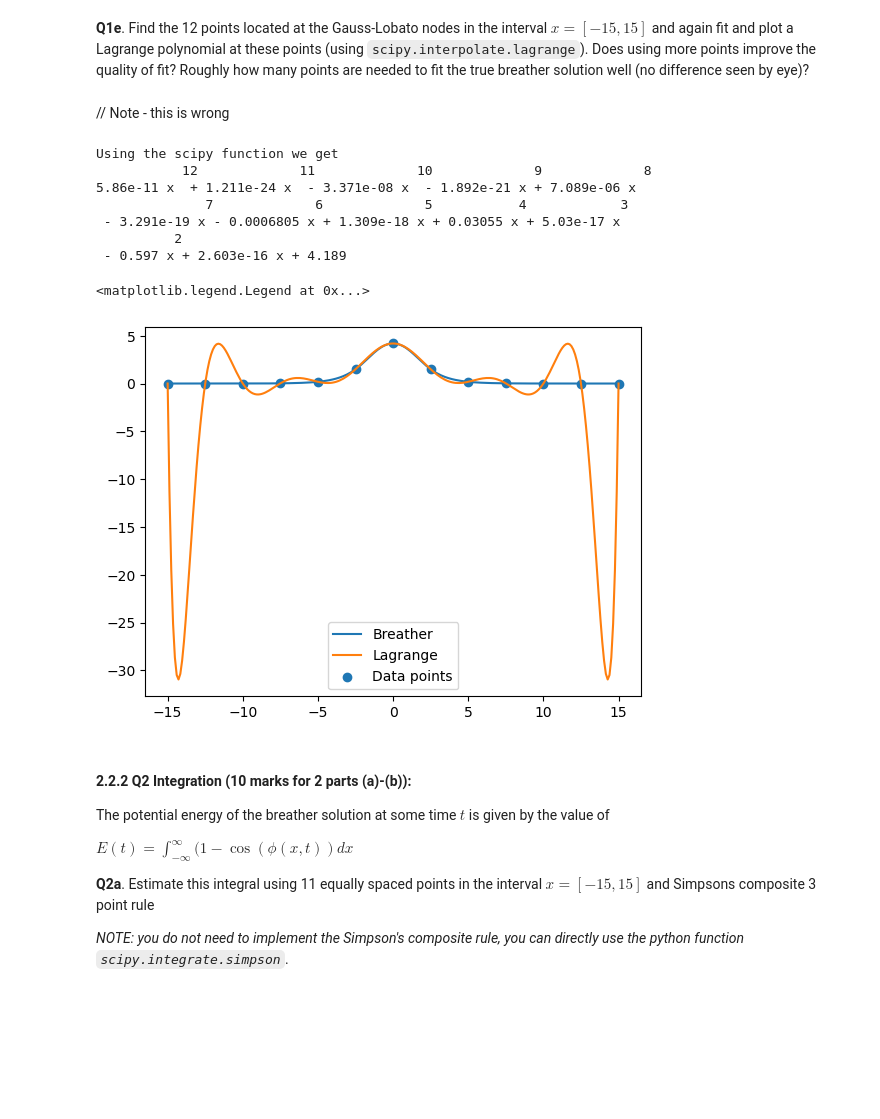
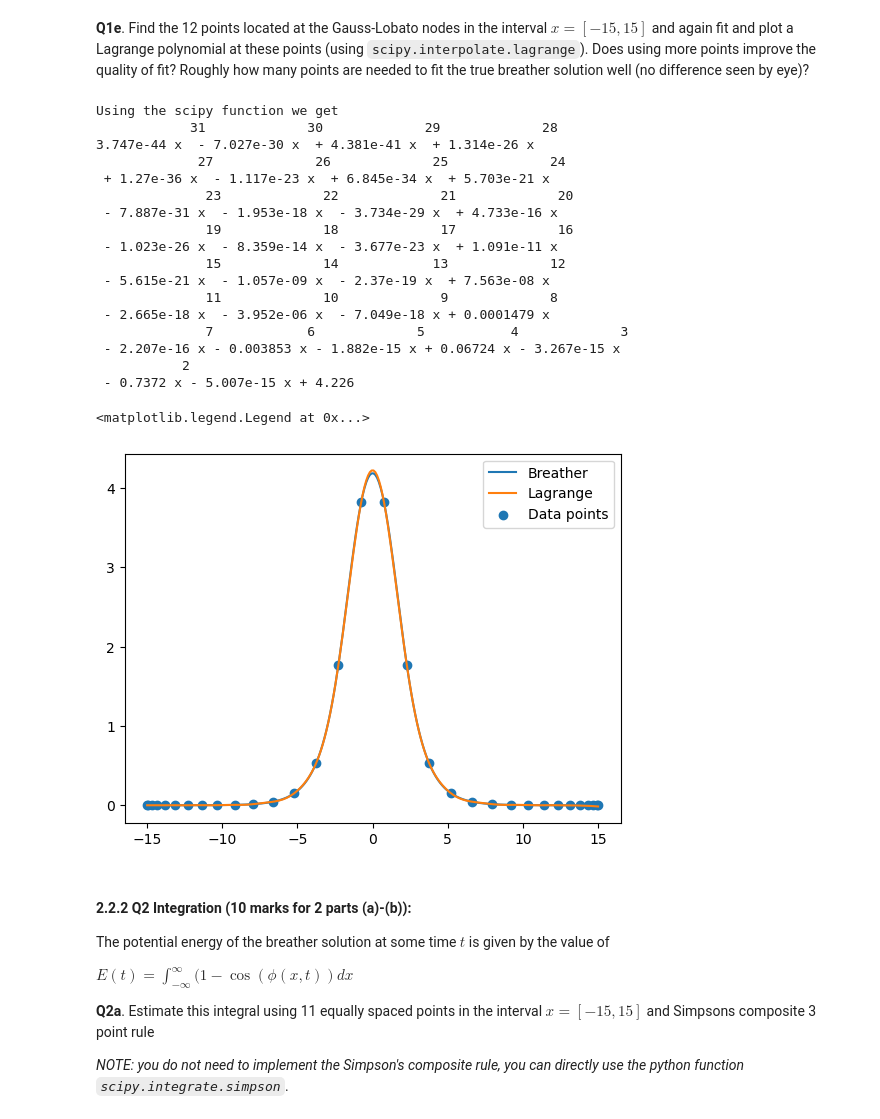
Before and after one commit to Vileh/QMUL-Data-Analytics-Courseworks, a Jupyter notebook: SciComp_2/Coursework2_SineGordonBreathers.ipynb, the cells around one changed output. Drawn from its saved outputs; the diff is of its cells as text; code cells hidden in the pictures; blank space fills up the shorter version.

```diff
--- a/SciComp_2/Coursework2_SineGordonBreathers.ipynb
+++ b/SciComp_2/Coursework2_SineGordonBreathers.ipynb
@@ -201,34 +232,48 @@ Using the scipy function we get
 [figure]
 # %% [markdown]
 **Q1e**. Find the 12 points located at the Gauss-Lobato nodes in the interval $x = [-15, 15]$ and again fit and plot a Lagrange polynomial at these points (using `scipy.interpolate.lagrange`). Does using more points improve the quality of fit? Roughly how many points are needed to fit the true breather solution well (no difference seen by eye)?
-# %% [markdown]
-// Note - this is wrong
 # %%
-# Your code here
-x_points = np.arange(-15, 15.01, 30/12)
-y_points = get_breather(x_points, 0, 0.5)
+N = 31
+a = -15
+b = 15
+
+# Find the Gauss Lobato nodes
+indices = np.arange(N+1)
+u_points = np.cos(np.pi * indices / N)
+x_points = (b - a)/2.0 * u_points + (a + b)/2.0
+y_points = breather.get_solution(x_points, 0)
 
 lagrange_polynomial = lagrange(x_points, y_points)
 print("Using the scipy function we get \n", lagrange_polynomial)
 
 x_plot = np.linspace(-15, 15, 250)
-y_plot = get_breather(x_plot, 0, 0.5)
+y_plot = breather.get_solution(x_plot, 0)
 y_plot_lagrange = lagrange_polynomial(x_plot)
 
 plt.plot(x_plot, y_plot, label="Breather")
 plt.plot(x_plot, y_plot_lagrange, label="Lagrange")
 plt.scatter(x_points, y_points, label="Data points")
 plt.legend()
 # %% [output]
 Using the scipy function we get
-           12             11             10             9             8
-5.86e-11 x  + 1.211e-24 x  - 3.371e-08 x  - 1.892e-21 x + 7.089e-06 x
-              7             6             5           4            3
- - 3.291e-19 x - 0.0006805 x + 1.309e-18 x + 0.03055 x + 5.03e-17 x
-          2
- - 0.597 x + 2.603e-16 x + 4.189
+            31             30             29             28
+3.747e-44 x  - 7.027e-30 x  + 4.381e-41 x  + 1.314e-26 x
+             27             26             25             24
+ + 1.27e-36 x  - 1.117e-23 x  + 6.845e-34 x  + 5.703e-21 x
+              23             22             21             20
+ - 7.887e-31 x  - 1.953e-18 x  - 3.734e-29 x  + 4.733e-16 x
+              19             18             17             16
+ - 1.023e-26 x  - 8.359e-14 x  - 3.677e-23 x  + 1.091e-11 x
+              15             14            13             12
+ - 5.615e-21 x  - 1.057e-09 x  - 2.37e-19 x  + 7.563e-08 x
+              11             10             9             8
+ - 2.665e-18 x  - 3.952e-06 x  - 7.049e-18 x + 0.0001479 x
+              7            6             5           4             3
+ - 2.207e-16 x - 0.003853 x - 1.882e-15 x + 0.06724 x - 3.267e-15 x
+           2
+ - 0.7372 x - 5.007e-15 x + 4.226
 <matplotlib.legend.Legend at 0x...>
-[figure, old version]
+[figure, new version]
 # %% [markdown]
 #### 2.2.2 Q2 Integration (10 marks for 2 parts (a)-(b)):
 
```
Also changed, not shown: parts of 13 cells of this notebook.
